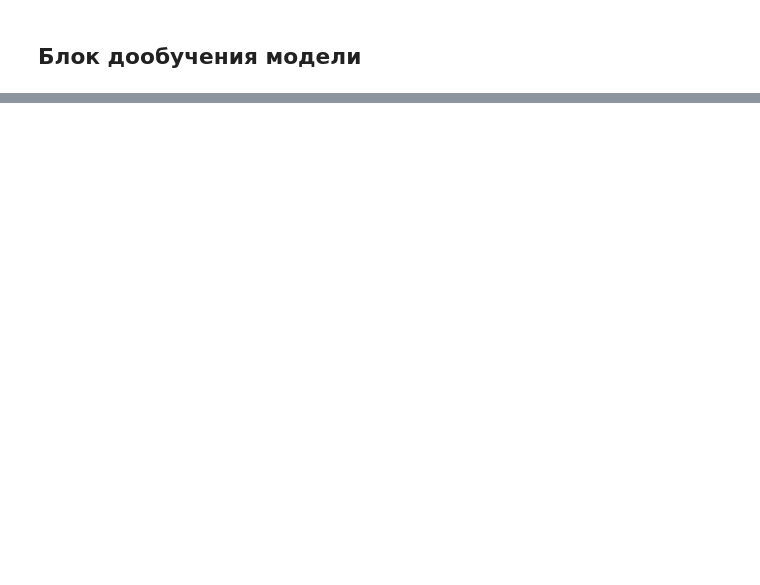
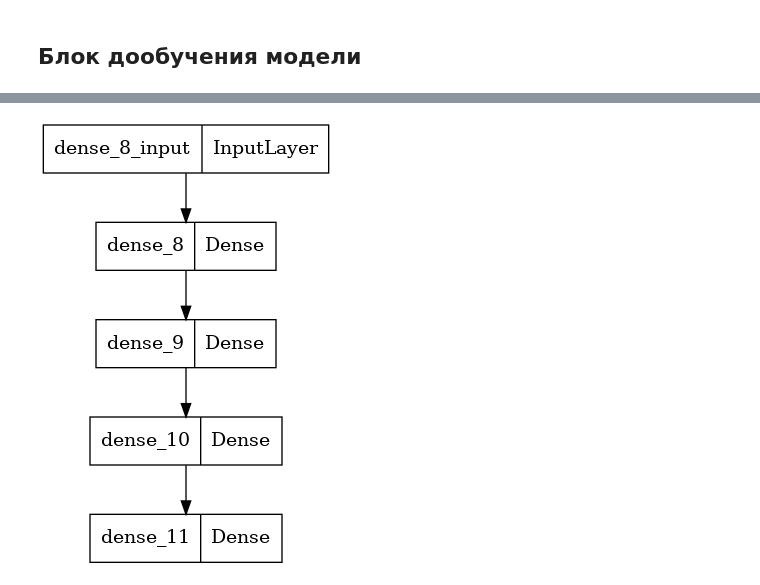
Before and after one commit to Green-seeker-of-interesting/tic-tac-toe, a Jupyter notebook: model/model.ipynb, the cells around one changed output, grey strips where cells are left out. Cells and saved outputs as stored; diff of their text form; code cells hidden in the pictures; blank space fills up the shorter version.

```diff
--- a/model/model.ipynb
+++ b/model/model.ipynb
@@ -137,0 +139,2 @@ Epoch 100/100
+# %%
+history =  model.fit(x_train, y_train, epochs=200, batch_size=32, callbacks=[callback])
@@ -137,0 +161,4 @@ Epoch 100/100
+# %%
+plot_model(model, to_file='model.png')
+# %% [output]
+[figure, added]
```
Also changed, not shown: parts of 12 cells of this notebook, 13 other files.
